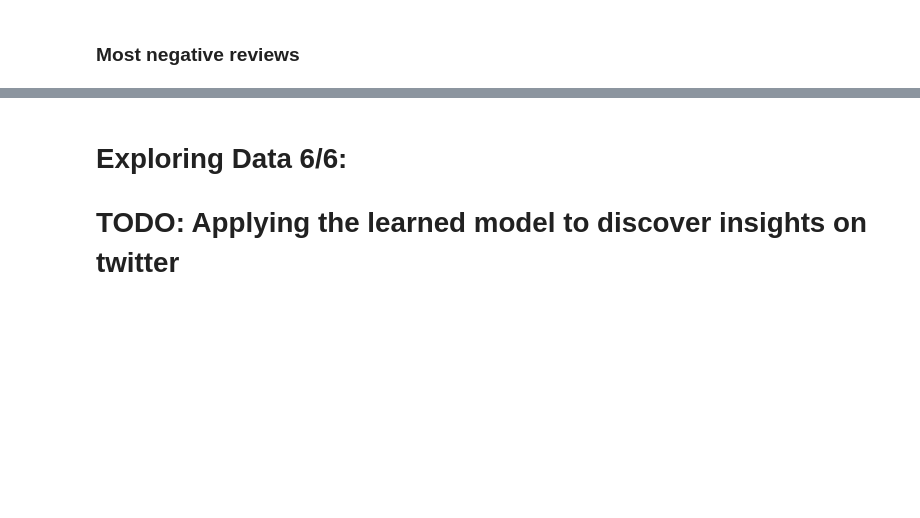
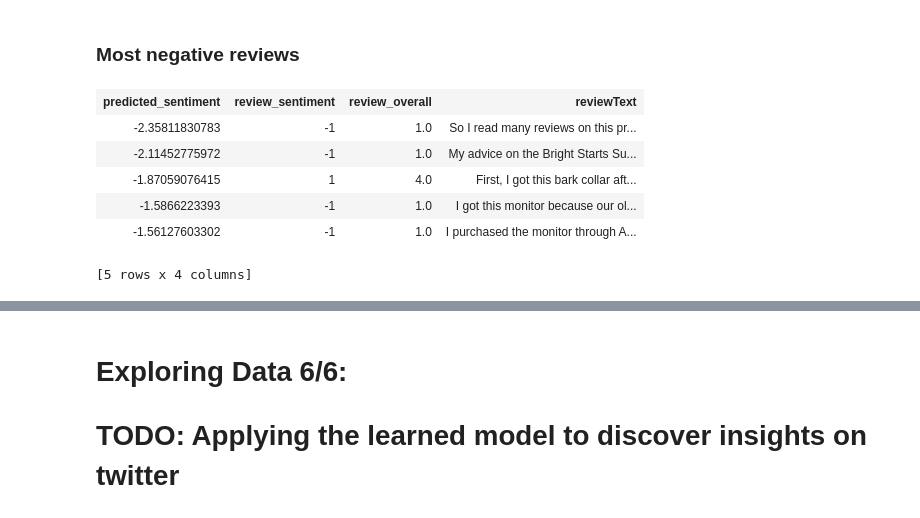
Before and after one commit to digeno/ProyectoFinMasterDataScience, a Jupyter notebook: Logistic Regression Model.ipynb, the cells around one changed output, grey strips where cells are left out. Saved outputs shown, nothing was run; the diff lists cells and outputs as text; code cells hidden in the pictures; blank space fills up the shorter version.

```diff
--- a/Logistic Regression Model.ipynb
+++ b/Logistic Regression Model.ipynb
@@ -527,7 +611,15 @@ test_data[0]['reviewText']
 # %%
 test_data = test_data.sort('predicted_sentiment', ascending=True)
 # %%
-test_data[['predicted_sentiment','sentiment','review_overall','reviewText']][0:5]
+test_data[['predicted_sentiment','review_sentiment','review_overall','reviewText']][0:5]
+# %% [output]
+| predicted_sentiment | review_sentiment | review_overall | reviewText |
+| -2.35811830783 | -1 | 1.0 | So I read many reviews on this pr... |
+| -2.11452775972 | -1 | 1.0 | My advice on the Bright Starts Su... |
+| -1.87059076415 | 1 | 4.0 | First, I got this bark collar aft... |
+| -1.5866223393 | -1 | 1.0 | I got this monitor because our ol... |
+| -1.56127603302 | -1 | 1.0 | I purchased the monitor through A... |
+[5 rows x 4 columns]
 # %%
 # Most negative review
 test_data[0]['reviewText']
```
Also changed, not shown: parts of 38 cells of this notebook.
